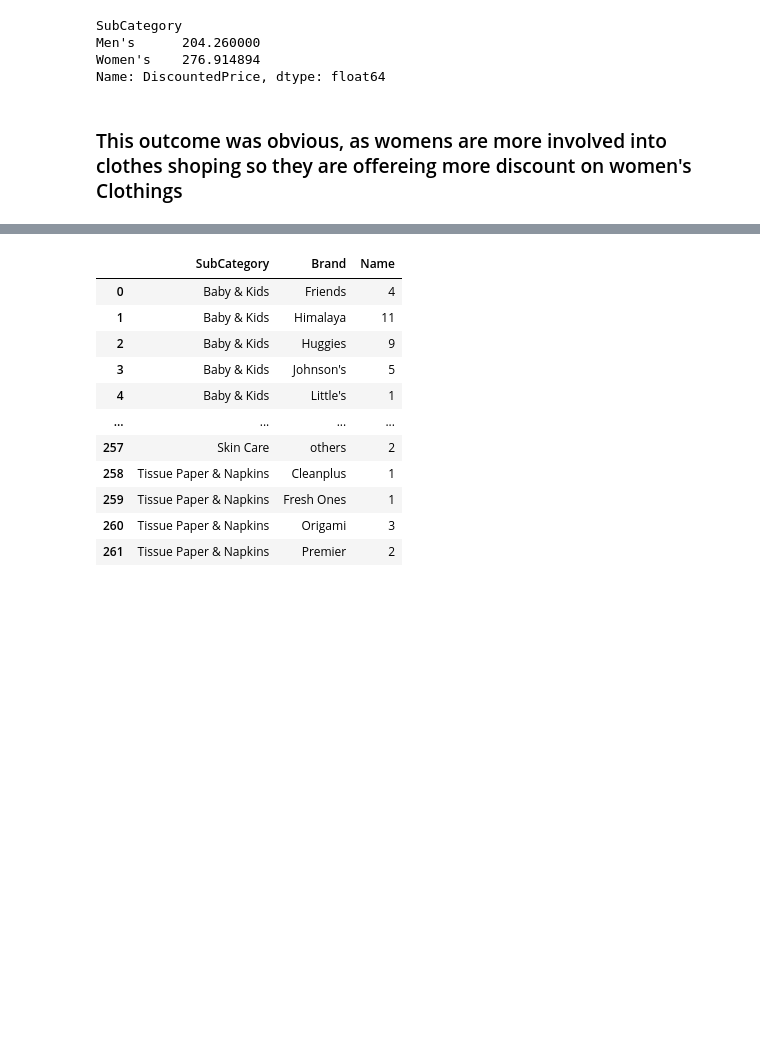
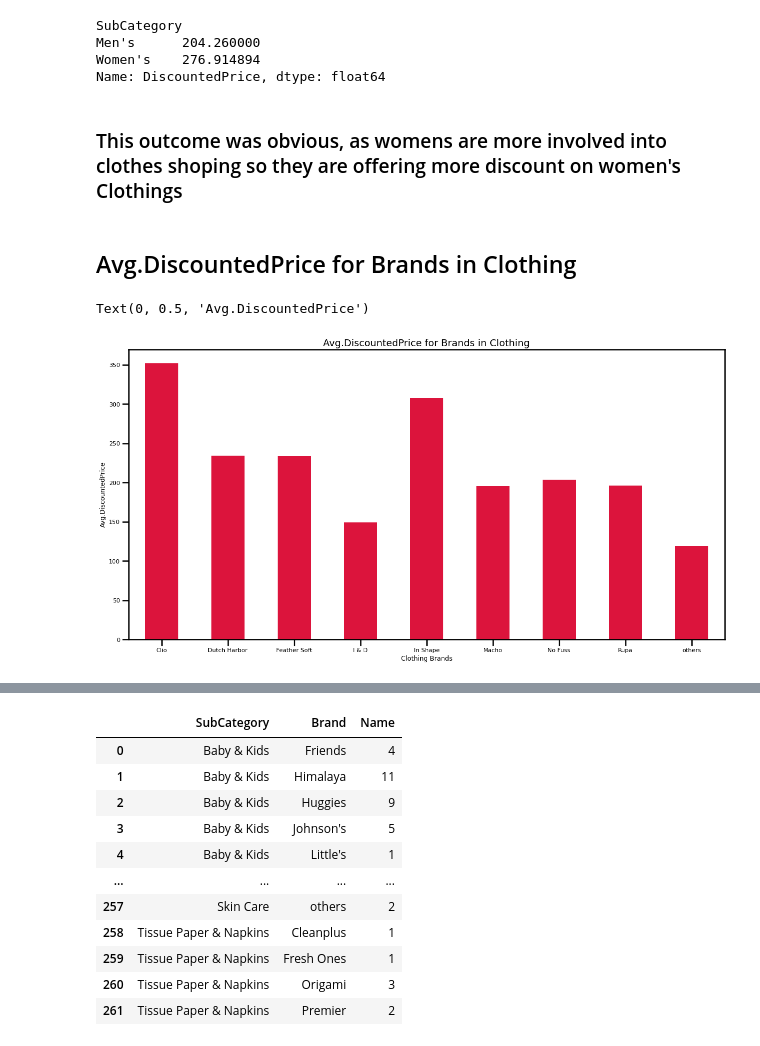
Before and after one commit to bharath3848/Dmart-dataset, a Jupyter notebook: EDA_Project.ipynb, the cells around one changed output, grey strips where cells are left out. Saved outputs shown, nothing was run; the diff lists cells and outputs as text; code cells hidden in the pictures; blank space fills up the shorter version.

```diff
--- a/EDA_Project.ipynb
+++ b/EDA_Project.ipynb
@@ -515,4 +497,16 @@ Men's      204.260000
 Women's    276.914894
 Name: DiscountedPrice, dtype: float64
 # %% [markdown]
-### This outcome was obvious, as womens are more involved into clothes shoping so they are offereing more discount on women's Clothings
+### This outcome was obvious, as womens are more involved into clothes shoping so they are offering more discount on women's Clothings
+# %% [markdown]
+## Avg.DiscountedPrice for Brands in Clothing
+# %%
+sns.set_context("poster",font_scale=0.5)
+plt.figure(figsize=(20,10))
+ax = clothing.groupby('Brand')['DiscountedPrice'].mean().plot(kind='bar',color='crimson',rot=0)
+plt.title('Avg.DiscountedPrice for Brands in Clothing',fontsize=18)
+plt.xlabel('Clothing Brands')
+plt.ylabel('Avg.DiscountedPrice')
+# %% [output]
+Text(0, 0.5, 'Avg.DiscountedPrice')
+[figure, added]
```
Also changed, not shown: parts of 44 cells of this notebook.
